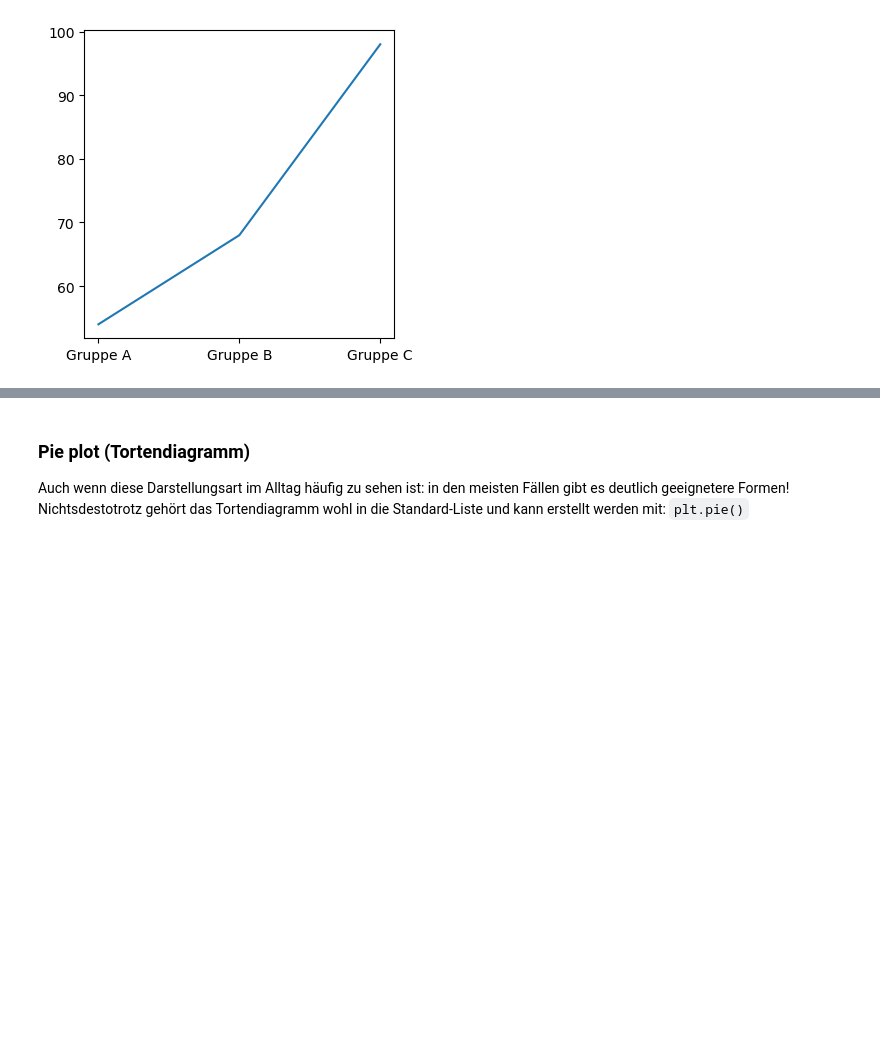
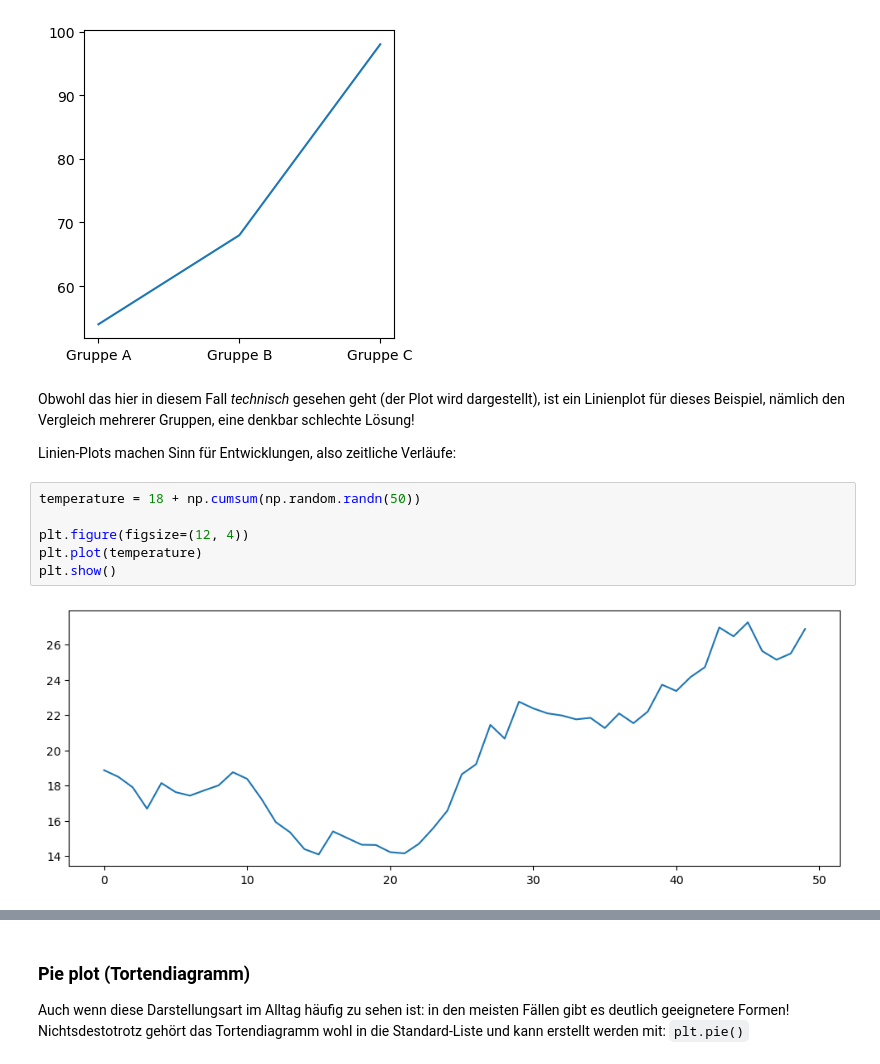
Before and after one commit to florian-huber/python-introduction, a Jupyter notebook: lesson_material_german/12_data_visualization.ipynb, the cells around one changed output, grey strips where cells are left out. Drawn from its saved outputs; the diff is of its cells as text; blank space fills up the shorter version.

```diff
--- a/lesson_material_german/12_data_visualization.ipynb
+++ b/lesson_material_german/12_data_visualization.ipynb
@@ -230,4 +230,16 @@ plt.plot(names, values)
 plt.show()
 # %% [output]
 [figure]
+# %% [markdown]
+Obwohl das hier in diesem Fall *technisch* gesehen geht (der Plot wird dargestellt), ist ein Linienplot für dieses Beispiel, nämlich den Vergleich mehrerer Gruppen, eine denkbar schlechte Lösung!
+
+Linien-Plots machen Sinn für Entwicklungen, also zeitliche Verläufe:
+# %%
+temperature = 18 + np.cumsum(np.random.randn(50))
+
+plt.figure(figsize=(12, 4))
+plt.plot(temperature)
+plt.show()
+# %% [output]
+[figure, added]
 # %% [markdown]
```
Also changed, not shown: parts of 7 cells of this notebook.
